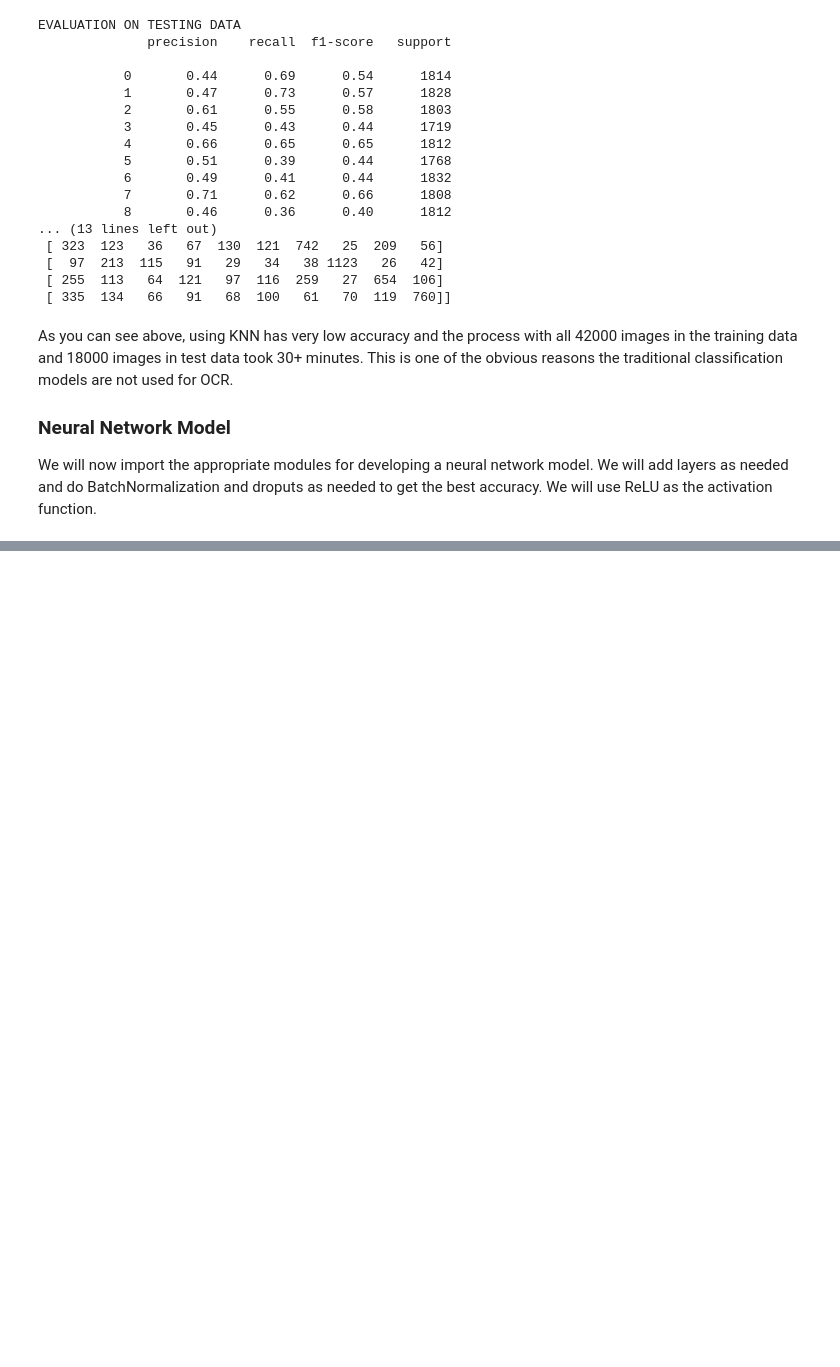
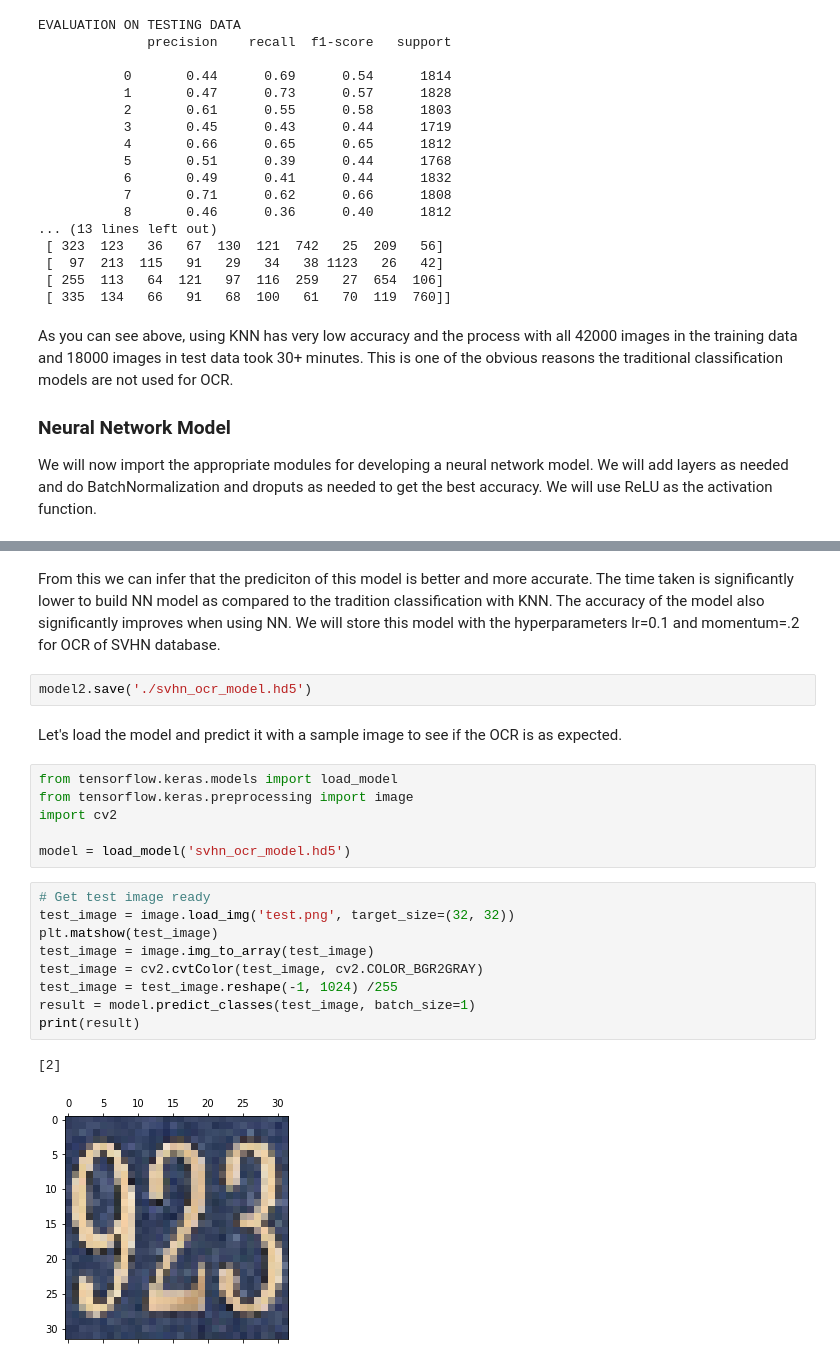
Before and after one commit to lauvshree/ASLADigitechLearningMaterial, a Jupyter notebook: Personal Code/NeuralNetWorks_SVHN_Project1.ipynb, the cells around one changed output, grey strips where cells are left out. Drawn from its saved outputs; the diff is of its cells as text; blank space fills up the shorter version.

```diff
--- a/Personal Code/NeuralNetWorks_SVHN_Project1.ipynb
+++ b/Personal Code/NeuralNetWorks_SVHN_Project1.ipynb
@@ -145,0 +266,24 @@ Epoch 30/30
+# %% [markdown]
+From this we can infer that the prediciton of this model is better and more accurate. The time taken is significantly lower to build NN model as compared to the tradition classification with KNN. The accuracy of the model also significantly improves when using NN. We will store this model with the hyperparameters lr=0.1 and momentum=.2 for OCR of SVHN database.
+# %%
+model2.save('./svhn_ocr_model.hd5')
+# %% [markdown]
+Let's load the model and predict it with a sample image to see if the OCR is as expected.
+# %%
+from tensorflow.keras.models import load_model
+from tensorflow.keras.preprocessing import image
+import cv2
+
+model = load_model('svhn_ocr_model.hd5')
+# %%
+# Get test image ready
+test_image = image.load_img('test.png', target_size=(32, 32))
+plt.matshow(test_image)
+test_image = image.img_to_array(test_image)
+test_image = cv2.cvtColor(test_image, cv2.COLOR_BGR2GRAY)
+test_image = test_image.reshape(-1, 1024) /255
+result = model.predict_classes(test_image, batch_size=1)
+print(result)
+# %% [output]
+[2]
+[figure, added]
```
Also changed, not shown: parts of 18 cells of this notebook, 2 other files.
